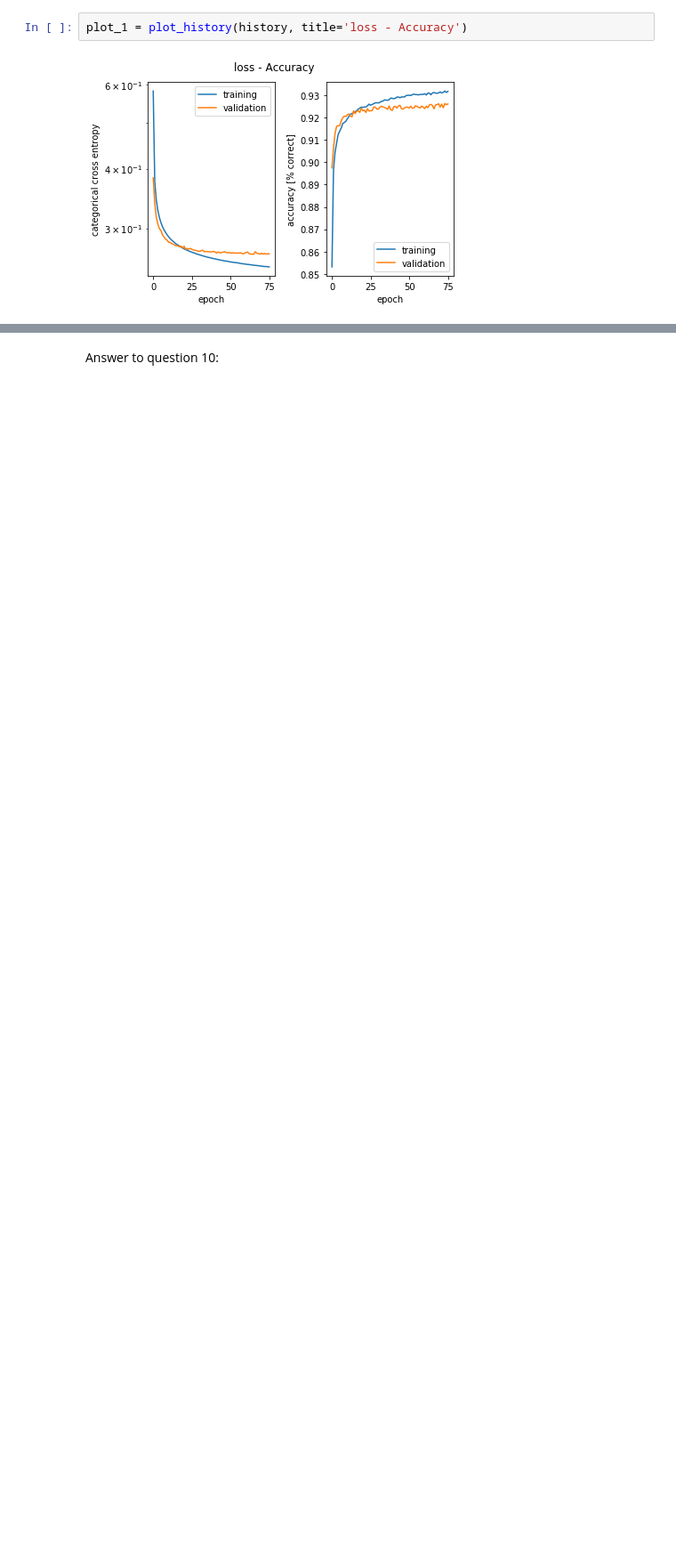
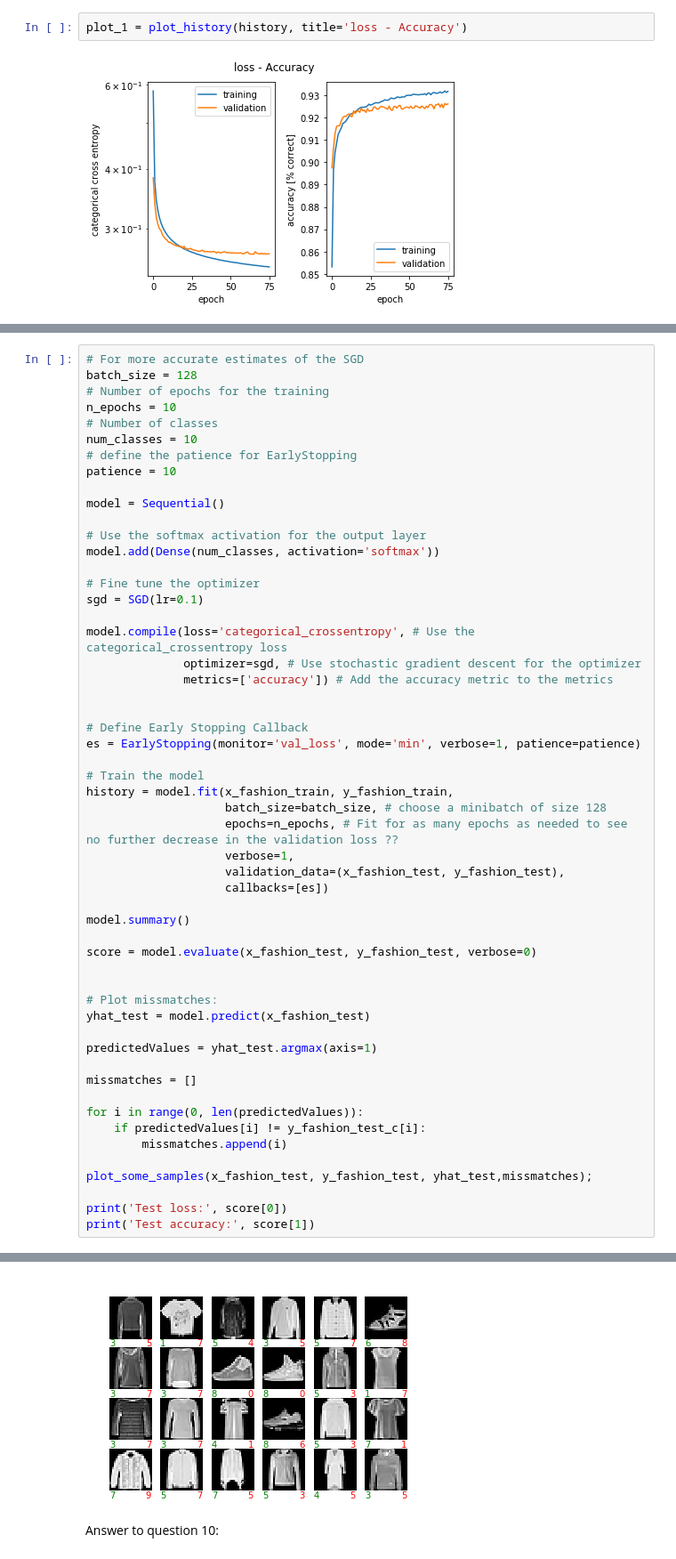
Before and after one commit to FredrikBixo/Artificial-neural-networks-miniproject1, a Jupyter notebook: miniproject1.ipynb, the cells around one changed output, grey strips where cells are left out. Shown at 89% size. Saved outputs shown, nothing was run; the diff lists cells and outputs as text; blank space fills up the shorter version.

```diff
--- a/miniproject1.ipynb
+++ b/miniproject1.ipynb
@@ -265,0 +285,55 @@ plot_1 = plot_history(history, title='loss - Accuracy')
+# %%
+# For more accurate estimates of the SGD
+batch_size = 128
+# Number of epochs for the training
+n_epochs = 10
+# Number of classes
+num_classes = 10
+# define the patience for EarlyStopping
+patience = 10
+
+model = Sequential()
+
+# Use the softmax activation for the output layer
+model.add(Dense(num_classes, activation='softmax'))
+
+# Fine tune the optimizer
+sgd = SGD(lr=0.1)
+
+model.compile(loss='categorical_crossentropy', # Use the categorical_crossentropy loss
+              optimizer=sgd, # Use stochastic gradient descent for the optimizer
+              metrics=['accuracy']) # Add the accuracy metric to the metrics
+
+
+# Define Early Stopping Callback
+es = EarlyStopping(monitor='val_loss', mode='min', verbose=1, patience=patience)
+
+# Train the model
+history = model.fit(x_fashion_train, y_fashion_train,
+                    batch_size=batch_size, # choose a minibatch of size 128
+                    epochs=n_epochs, # Fit for as many epochs as needed to see no further decrease in the validation loss ??
+                    verbose=1,
+                    validation_data=(x_fashion_test, y_fashion_test),
+                    callbacks=[es])
+
+model.summary()
+
+score = model.evaluate(x_fashion_test, y_fashion_test, verbose=0)
+
+
+# Plot missmatches:
+yhat_test = model.predict(x_fashion_test)
+
+predictedValues = yhat_test.argmax(axis=1)
+
+missmatches = []
+
+for i in range(0, len(predictedValues)):
+    if predictedValues[i] != y_fashion_test_c[i]:
+        missmatches.append(i)
+
+plot_some_samples(x_fashion_test, y_fashion_test, yhat_test,missmatches);
+
+print('Test loss:', score[0])
+print('Test accuracy:', score[1])
+# %% [output]
@@ -266,3 +357,4 @@ plot_1 = plot_history(history, title='loss - Accuracy')
+[figure, added]
 # %% [markdown]
 Answer to question 10:
 # %% [markdown]
```
Also changed, not shown: parts of 8 cells of this notebook.
